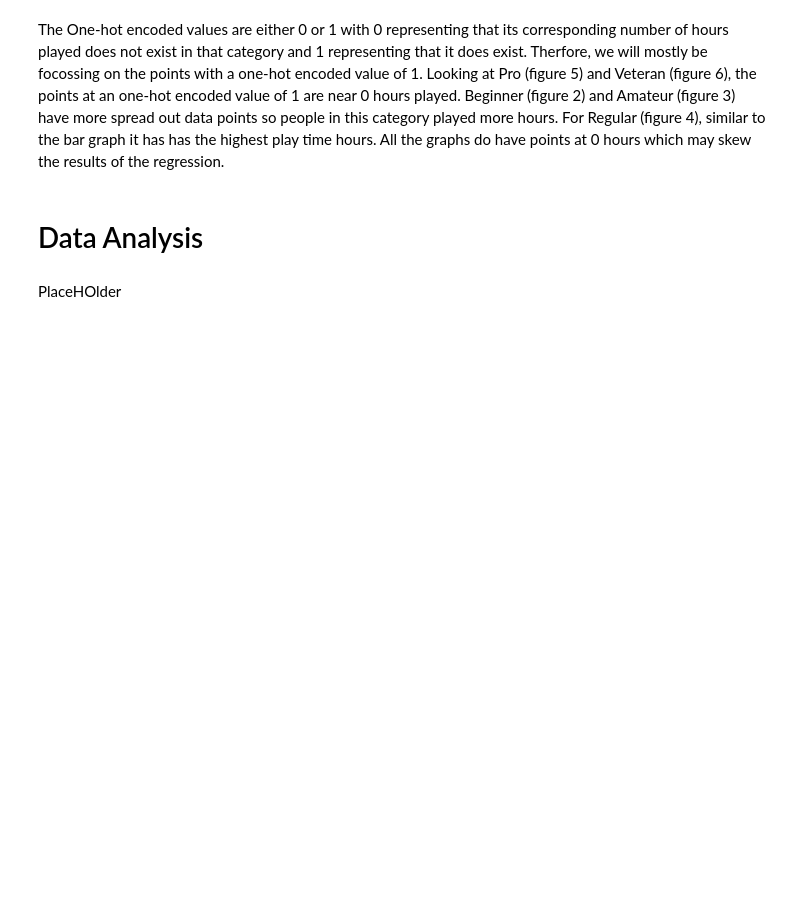
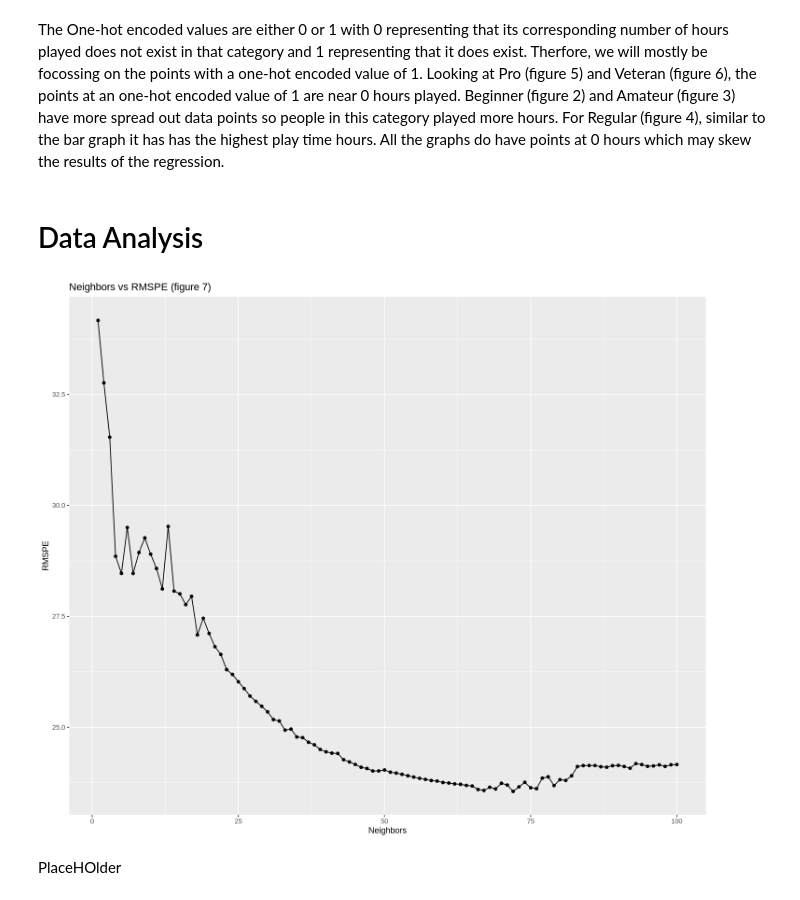
Before and after one commit to alexxu06/DSCI-Project, a Jupyter notebook: FinalVersion.ipynb, the cells around one changed output. Drawn from its saved outputs; the diff is of its cells as text; code cells hidden in the pictures; blank space fills up the shorter version.

```diff
--- a/FinalVersion.ipynb
+++ b/FinalVersion.ipynb
@@ -174,5 +174,36 @@ encoded_player_graph
 <h1>Data Analysis</h1>
 # %%
 # Code for Regression
+
+player_recipe <- recipe(played_hours ~ age + experience.Veteran + experience.Regular + experience.Amateur +
+                        experience.Pro + experience.Beginner, data=encoded_player_data) |>
+                    step_scale(all_predictors()) |>
+                    step_center(all_predictors())
+
+player_spec <- nearest_neighbor(weight_func = "rectangular", neighbors=tune()) |>
+                set_engine("kknn") |>
+                set_mode("regression")
+
+player_vfold <- vfold_cv(encoded_player_data, v = 5, strata = played_hours)
+
+player_workflow <- workflow() |>
+                    add_recipe(player_recipe) |>
+                    add_model(player_spec)
+
+gridvals <- tibble(neighbors = seq(from=1,to=100,by=1))
+
+player_results <- player_workflow |>
+                    tune_grid(resamples=player_vfold, grid=gridvals) |>
+                    collect_metrics() |>
+                    filter(.metric=="rmse")
+
+neighbor_graph <- ggplot(player_results, aes(x=neighbors, y=mean)) +
+                    geom_point() +
+                    geom_line() +
+                    labs(x="Neighbors", y="RMSPE", title="Neighbors vs RMSPE (figure 7)")
+
+neighbor_graph
+# %% [output]
+[figure, added]
 # %% [markdown]
 <p>PlaceHOlder</p>
```
Also changed, not shown: parts of 2 cells of this notebook.
